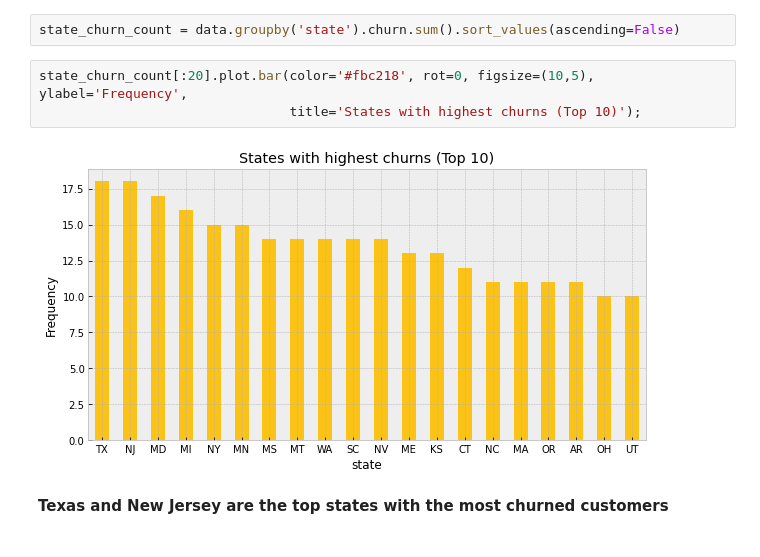
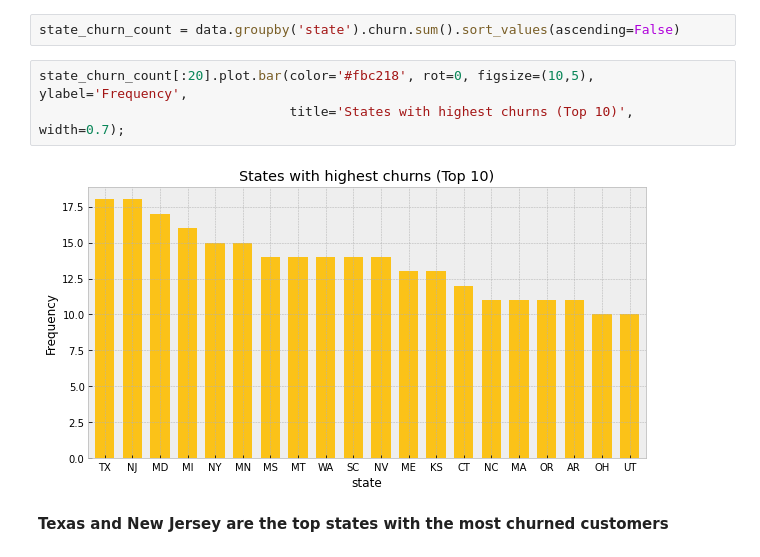
Before and after one commit to Chygos/Kaggle, a Jupyter notebook: Orange_Telcom_Customer_Churn/EDA.ipynb, the cells around one changed output. Saved outputs shown, nothing was run; the diff lists cells and outputs as text.

```diff
--- a/Orange_Telcom_Customer_Churn/EDA.ipynb
+++ b/Orange_Telcom_Customer_Churn/EDA.ipynb
@@ -147,9 +147,9 @@ plt.ylabel('Total Churns');
 state_churn_count = data.groupby('state').churn.sum().sort_values(ascending=False)
 # %%
 state_churn_count[:20].plot.bar(color='#fbc218', rot=0, figsize=(10,5), ylabel='Frequency',
-                                title='States with highest churns (Top 10)');
+                                title='States with highest churns (Top 10)', width=0.7);
 # %% [output]
-[figure, old version]
+[figure, new version]
 # %% [markdown]
 **Texas and New Jersey are the top states with the most churned customers**
 # %% [markdown]
```
Also changed, not shown: parts of 1 cell of this notebook, 4 other files.
